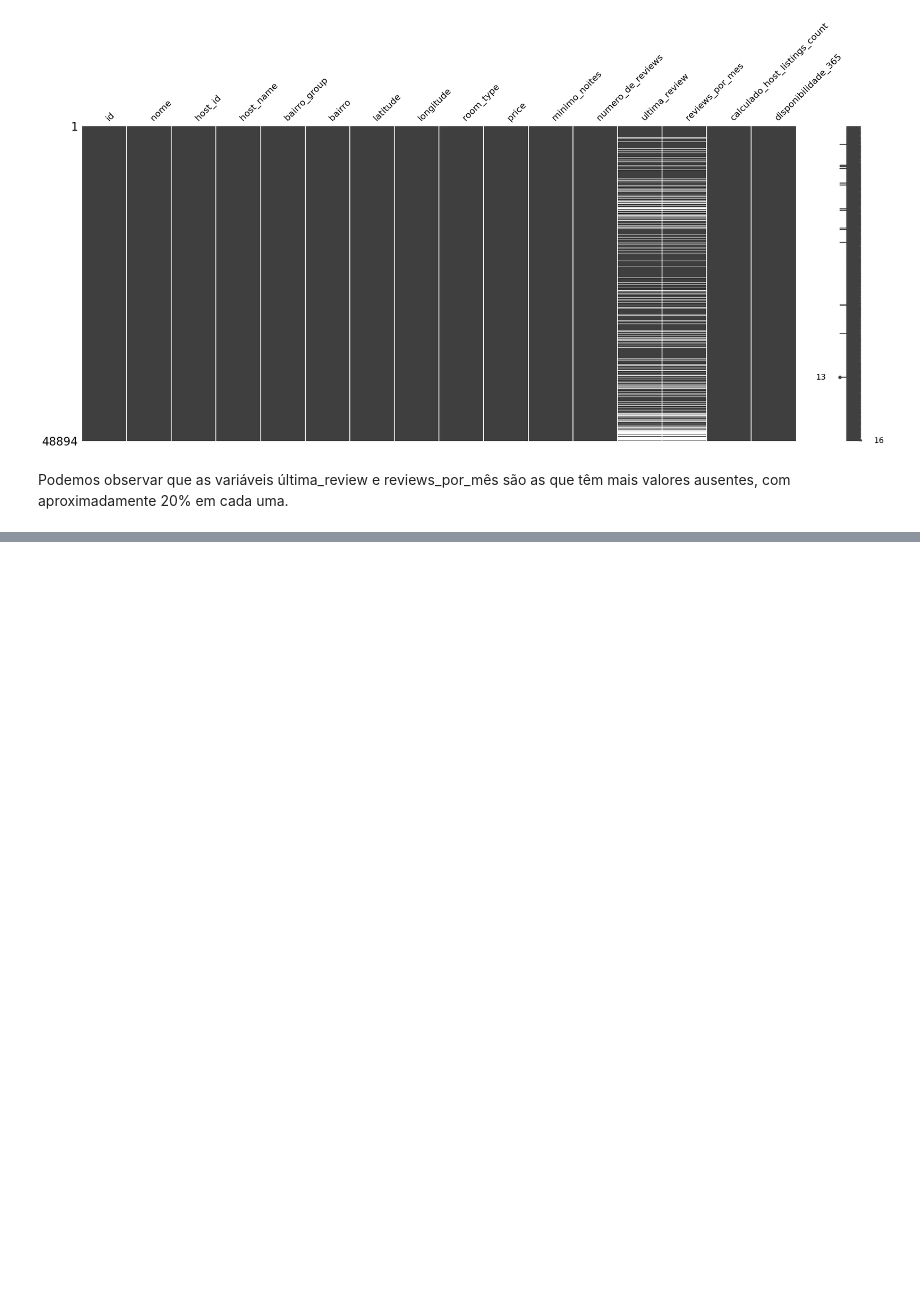
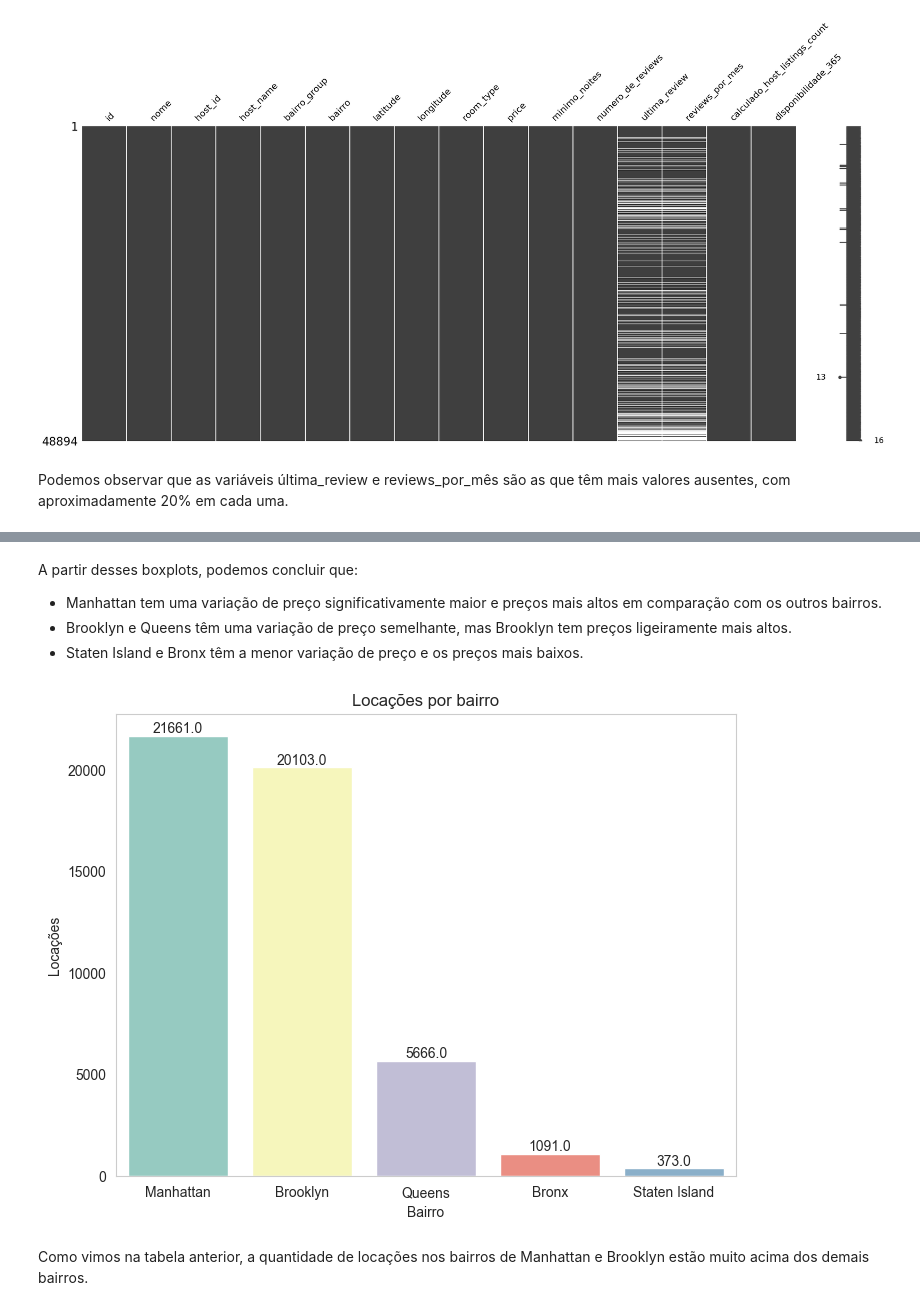
Before and after one commit to WiiniSilva/LH_CD_WINICIUS_SILVA, a Jupyter notebook: Desafio Ciência de Dados.ipynb, the cells around one changed output, grey strips where cells are left out. Drawn from its saved outputs; the diff is of its cells as text; code cells hidden in the pictures; blank space fills up the shorter version.

```diff
--- a/Desafio Ciência de Dados.ipynb
+++ b/Desafio Ciência de Dados.ipynb
@@ -148,0 +287,31 @@ Podemos observar que as variáveis última_review e reviews_por_mês são as que
+# %% [markdown]
+A partir desses boxplots, podemos concluir que:
+* Manhattan tem uma variação de preço significativamente maior e preços mais altos em comparação com os outros bairros.
+* Brooklyn e Queens têm uma variação de preço semelhante, mas Brooklyn tem preços ligeiramente mais altos.
+* Staten Island e Bronx têm a menor variação de preço e os preços mais baixos.
+# %%
+# Criar uma figura com tamanho 8x6
+plt.figure(figsize=(8,6))
+
+# Criar um gráfico de barras usando seaborn com os dados do dataframe, ordenando pelo bairro e usando uma paleta de cores
+ax=sns.countplot(x='bairro_group', data=df, order= df['bairro_group'].value_counts().index, palette=sns.color_palette("Set3", 5))
+
+# Adicionar rótulos nas barras com o tamanho 10 e alinhados com as bordas
+for i in range(len(ax.patches)):
+    plt.annotate(str(ax.patches[i].get_height()), (ax.patches[i].get_x() + ax.patches[i].get_width() / 2, ax.patches[i].get_height()), size=10, ha='center', va='bottom')
+
+# Definir o rótulo do eixo x como 'Bairro'
+ax.set_xlabel('Bairro')
+
+# Definir o rótulo do eixo y como 'Locações'
+ax.set_ylabel('Locações')
+
+# Definir o título do gráfico como 'Locações por bairro'
+ax.set_title('Locações por bairro')
+
+# Mostrar o gráfico
+plt.show()
+# %% [output]
+[figure, added]
+# %% [markdown]
+Como vimos na tabela anterior, a quantidade de locações nos bairros de Manhattan e Brooklyn estão muito acima dos demais bairros.
```
Also changed, not shown: parts of 25 cells of this notebook.
